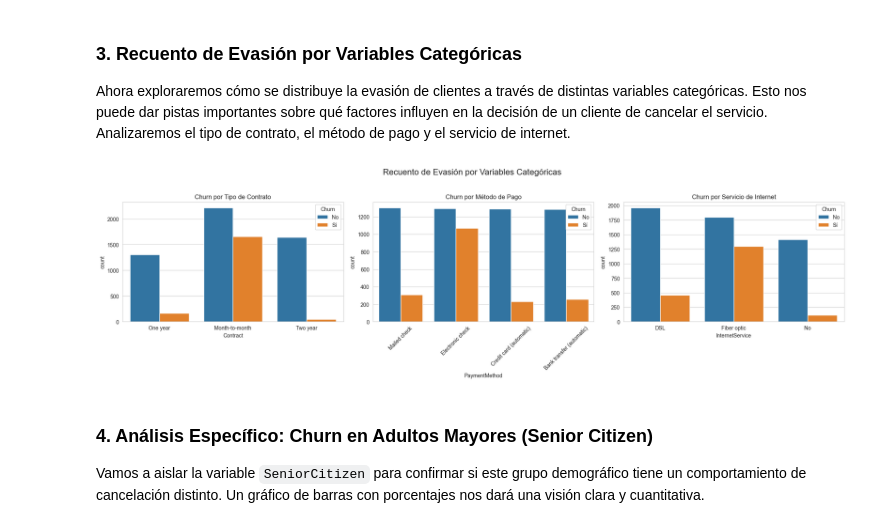
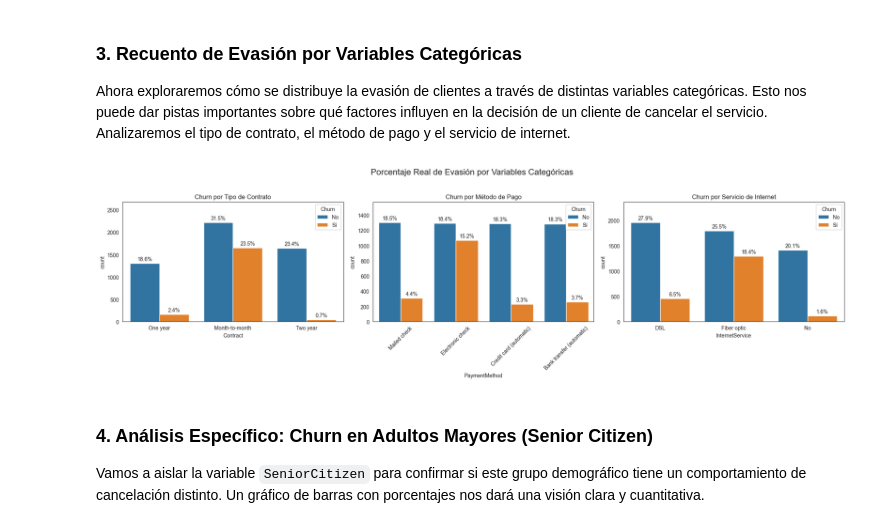
Before and after one commit to AxelFPAceves/CHALLENGE-TELECOM-X-1RA-PARTE, a Jupyter notebook: challenge2-data-science-LATAM-main/TelecomX_LATAM.ipynb, the cells around one changed output. Drawn from its saved outputs; the diff is of its cells as text; code cells hidden in the pictures.

```diff
--- a/challenge2-data-science-LATAM-main/TelecomX_LATAM.ipynb
+++ b/challenge2-data-science-LATAM-main/TelecomX_LATAM.ipynb
@@ -407,31 +425,52 @@ plt.show()
 
 Ahora exploraremos cómo se distribuye la evasión de clientes a través de distintas variables categóricas. Esto nos puede dar pistas importantes sobre qué factores influyen en la decisión de un cliente de cancelar el servicio. Analizaremos el tipo de contrato, el método de pago y el servicio de internet.
 # %%
+import matplotlib.pyplot as plt
+import seaborn as sns
 
-# Creamos una figura para los siguientes gráficos
+# Función para etiquetar en porcentaje global
+def etiquetar_porcentaje_global(ax, total_registros):
+    for p in ax.patches:
+        height = p.get_height()
+        if height > 0:
+            porcentaje = 100 * height / total_registros
+            ax.annotate(f'{porcentaje:.1f}%',
+                        (p.get_x() + p.get_width() / 2., height),
+                        ha='center', va='bottom', fontsize=10, xytext=(0, 3),
+                        textcoords='offset points')
+    # Aumentar el eje Y un 15% para espacio de etiquetas
+    ax.set_ylim(0, ax.get_ylim()[1] * 1.15)
+
+# Total de filas del dataset
+total_filas = len(datos_transformados)
+
+# Crear figura
 fig, axes = plt.subplots(1, 3, figsize=(20, 6))
-fig.suptitle('Recuento de Evasión por Variables Categóricas', fontsize=16)
+fig.suptitle('Porcentaje Real de Evasión por Variables Categóricas', fontsize=16)
 
 # Gráfico 1: Churn por Tipo de Contrato
-sns.countplot(x='Contract', hue='Churn', data=datos_transformados, ax=axes[0])
+g1 = sns.countplot(x='Contract', hue='Churn', data=datos_transformados, ax=axes[0])
 axes[0].set_title('Churn por Tipo de Contrato')
 axes[0].legend(title='Churn', labels=['No', 'Sí'])
+etiquetar_porcentaje_global(axes[0], total_filas)
 
 # Gráfico 2: Churn por Método de Pago
-sns.countplot(x='PaymentMethod', hue='Churn', data=datos_transformados, ax=axes[1])
+g2 = sns.countplot(x='PaymentMethod', hue='Churn', data=datos_transformados, ax=axes[1])
 axes[1].set_title('Churn por Método de Pago')
-axes[1].tick_params(axis='x', rotation=45) # Rotamos las etiquetas para que no se solapen
+axes[1].tick_params(axis='x', rotation=45)
 axes[1].legend(title='Churn', labels=['No', 'Sí'])
+etiquetar_porcentaje_global(axes[1], total_filas)
 
 # Gráfico 3: Churn por Servicio de Internet
-sns.countplot(x='InternetService', hue='Churn', data=datos_transformados, ax=axes[2])
+g3 = sns.countplot(x='InternetService', hue='Churn', data=datos_transformados, ax=axes[2])
 axes[2].set_title('Churn por Servicio de Internet')
 axes[2].legend(title='Churn', labels=['No', 'Sí'])
+etiquetar_porcentaje_global(axes[2], total_filas)
 
-plt.tight_layout(rect=[0, 0.03, 1, 0.95]) # Ajustar para el título principal
+plt.tight_layout(rect=[0, 0.03, 1, 0.95])
 plt.show()
 # %% [output]
-[figure, old version]
+[figure, new version]
 # %% [markdown]
 
 ### 4. Análisis Específico: Churn en Adultos Mayores (Senior Citizen)
```
Also changed, not shown: parts of 6 cells of this notebook, 1 other file.
